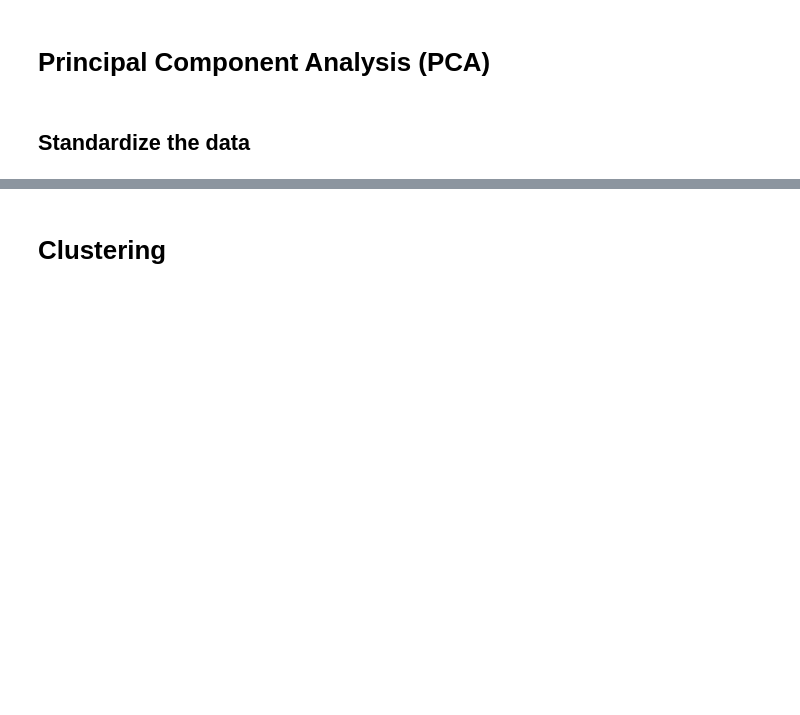
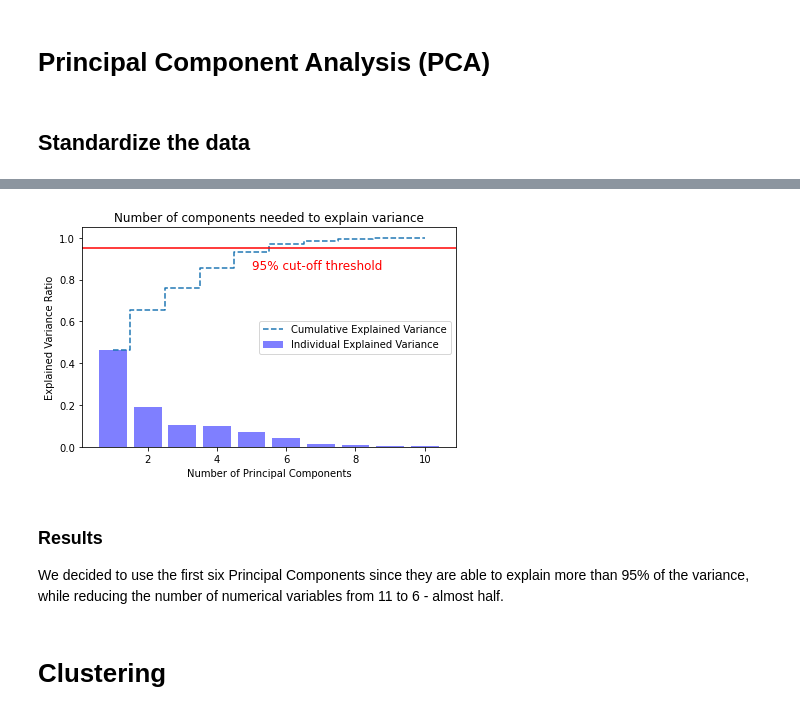
Before and after one commit to sharifnasser/ML-second-midterm, a Jupyter notebook: mid_term.ipynb, the cells around one changed output, grey strips where cells are left out. Cells and saved outputs as stored; diff of their text form; code cells hidden in the pictures; blank space fills up the shorter version.

```diff
--- a/mid_term.ipynb
+++ b/mid_term.ipynb
@@ -191,0 +92,9 @@ from sklearn.metrics import silhouette_score, adjusted_rand_score, mutual_info_s
+# %%
+pca = PCA()
+X_pca = pca.fit(X_std)
+# %%
+eigen_vectors= pca.components_
+eigen_values = pca.explained_variance_
+explained_variance_ratio = pca.explained_variance_ratio_
+numbers_of_components = range(1, len(explained_variance_ratio) + 1)
+print(pd.DataFrame( {'cumulativa explained variance': np.cumsum(explained_variance_ratio)}, index=numbers_of_components))
@@ -192,3 +113,20 @@ from sklearn.metrics import silhouette_score, adjusted_rand_score, mutual_info_s
+# %%
+plt.figure(figsize=(6, 4))
+plt.bar(numbers_of_components, explained_variance_ratio, alpha=0.5, align='center',
+        label='Individual Explained Variance', color='blue')
+plt.step(numbers_of_components, np.cumsum(explained_variance_ratio), where='mid', linestyle='--', label='Cumulative Explained Variance')
+plt.axhline(y=0.95, color='r', linestyle='-')
+plt.text(5, 0.85, '95% cut-off threshold', color = 'red', fontsize=12)
+plt.ylabel('Explained Variance Ratio')
+plt.xlabel('Number of Principal Components')
+plt.title("Number of components needed to explain variance")
+plt.legend(loc='best')
+plt.tight_layout()
+# %% [output]
+[figure, added]
+# %% [markdown]
+### Results
+We decided to use the first six Principal Components since they are able to explain more than 95% of the variance, while reducing the number of numerical variables from 11 to 6 - almost half.
 # %% [markdown]
 # Clustering
 # %% [markdown]
```
Also changed, not shown: parts of 14 cells of this notebook.
